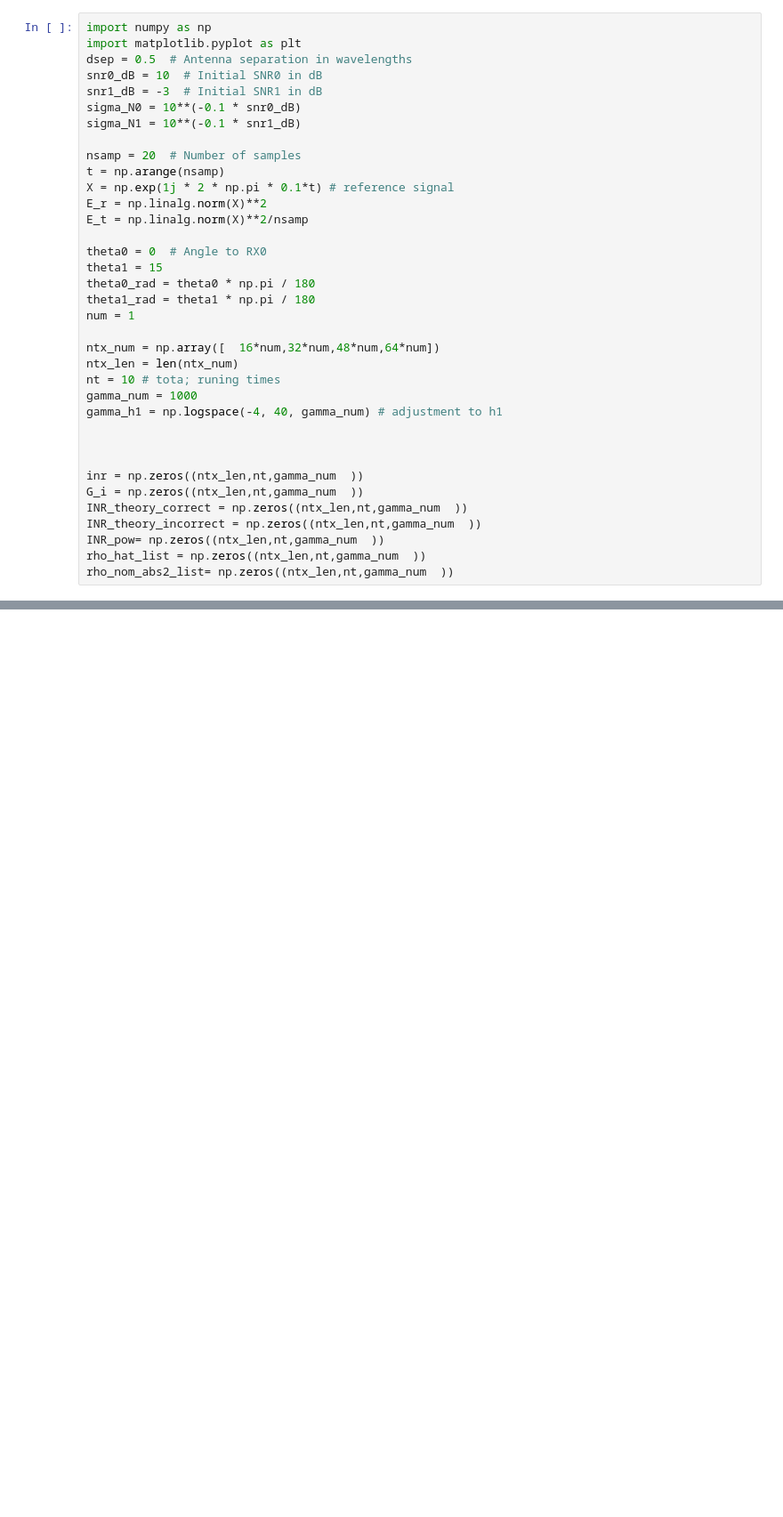
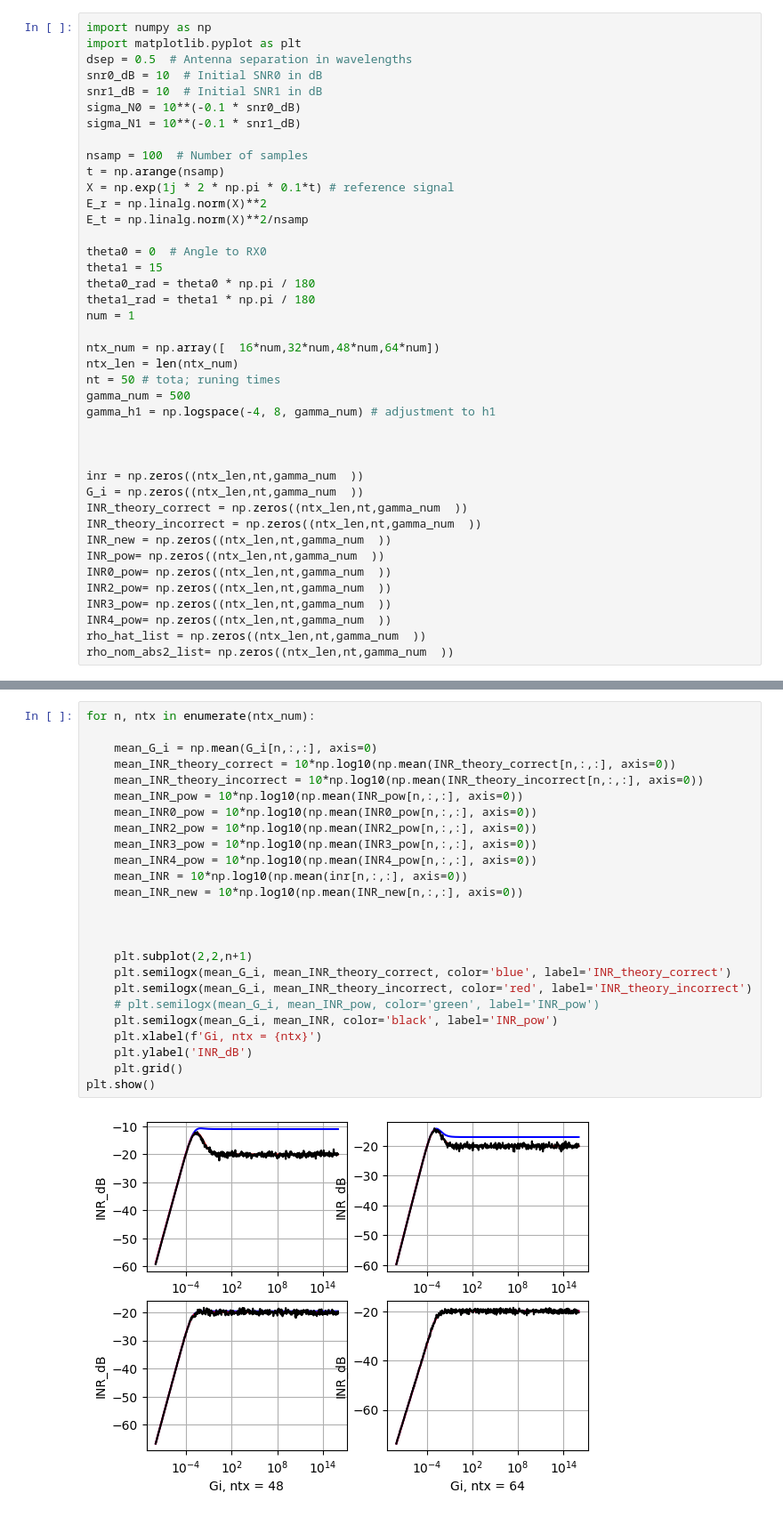
Before and after one commit to Shizhen-Jia/NTN-Nulling, a Jupyter notebook: verify_equations.ipynb, the cells around one changed output, grey strips where cells are left out. Shown: that part at 89% size. Cells and saved outputs as stored; diff of their text form; blank space fills up the shorter version.

```diff
--- a/verify_equations.ipynb
+++ b/verify_equations.ipynb
@@ -3,11 +3,11 @@ import numpy as np
 import matplotlib.pyplot as plt
 dsep = 0.5  # Antenna separation in wavelengths
 snr0_dB = 10  # Initial SNR0 in dB
-snr1_dB = -3  # Initial SNR1 in dB
+snr1_dB = 10  # Initial SNR1 in dB
 sigma_N0 = 10**(-0.1 * snr0_dB)
 sigma_N1 = 10**(-0.1 * snr1_dB)
 
-nsamp = 20  # Number of samples
+nsamp = 100  # Number of samples
 t = np.arange(nsamp)
 X = np.exp(1j * 2 * np.pi * 0.1*t) # reference signal
 E_r = np.linalg.norm(X)**2
@@ -21,9 +21,9 @@ num = 1
 
 ntx_num = np.array([  16*num,32*num,48*num,64*num])
 ntx_len = len(ntx_num)
-nt = 10 # tota; runing times
-gamma_num = 1000
-gamma_h1 = np.logspace(-4, 40, gamma_num) # adjustment to h1
+nt = 50 # tota; runing times
+gamma_num = 500
+gamma_h1 = np.logspace(-4, 8, gamma_num) # adjustment to h1
 
 
 
@@ -31,7 +31,12 @@ inr = np.zeros((ntx_len,nt,gamma_num  ))
 G_i = np.zeros((ntx_len,nt,gamma_num  ))
 INR_theory_correct = np.zeros((ntx_len,nt,gamma_num  ))
 INR_theory_incorrect = np.zeros((ntx_len,nt,gamma_num  ))
+INR_new = np.zeros((ntx_len,nt,gamma_num  ))
 INR_pow= np.zeros((ntx_len,nt,gamma_num  ))
+INR0_pow= np.zeros((ntx_len,nt,gamma_num  ))
+INR2_pow= np.zeros((ntx_len,nt,gamma_num  ))
+INR3_pow= np.zeros((ntx_len,nt,gamma_num  ))
+INR4_pow= np.zeros((ntx_len,nt,gamma_num  ))
 rho_hat_list = np.zeros((ntx_len,nt,gamma_num  ))
 rho_nom_abs2_list= np.zeros((ntx_len,nt,gamma_num  ))
 # %%
@@ -114,0 +135,27 @@ ValueError: setting an array element with a sequence.
+# %%
+for n, ntx in enumerate(ntx_num):
+
+    mean_G_i = np.mean(G_i[n,:,:], axis=0)
+    mean_INR_theory_correct = 10*np.log10(np.mean(INR_theory_correct[n,:,:], axis=0))
+    mean_INR_theory_incorrect = 10*np.log10(np.mean(INR_theory_incorrect[n,:,:], axis=0))
+    mean_INR_pow = 10*np.log10(np.mean(INR_pow[n,:,:], axis=0))
+    mean_INR0_pow = 10*np.log10(np.mean(INR0_pow[n,:,:], axis=0))
+    mean_INR2_pow = 10*np.log10(np.mean(INR2_pow[n,:,:], axis=0))
+    mean_INR3_pow = 10*np.log10(np.mean(INR3_pow[n,:,:], axis=0))
+    mean_INR4_pow = 10*np.log10(np.mean(INR4_pow[n,:,:], axis=0))
+    mean_INR = 10*np.log10(np.mean(inr[n,:,:], axis=0))
+    mean_INR_new = 10*np.log10(np.mean(INR_new[n,:,:], axis=0))
+
+
+
+    plt.subplot(2,2,n+1)
+    plt.semilogx(mean_G_i, mean_INR_theory_correct, color='blue', label='INR_theory_correct')
+    plt.semilogx(mean_G_i, mean_INR_theory_incorrect, color='red', label='INR_theory_incorrect')
+    # plt.semilogx(mean_G_i, mean_INR_pow, color='green', label='INR_pow')
+    plt.semilogx(mean_G_i, mean_INR, color='black', label='INR_pow')
+    plt.xlabel(f'Gi, ntx = {ntx}')
+    plt.ylabel('INR_dB')
+    plt.grid()
+plt.show()
+# %% [output]
+[figure, added]
```
Also changed, not shown: parts of 6 cells of this notebook, 6 other files.
